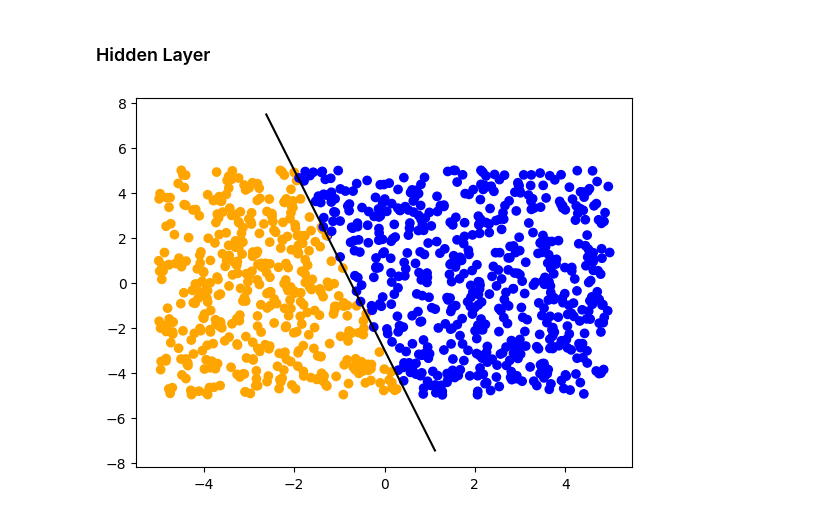
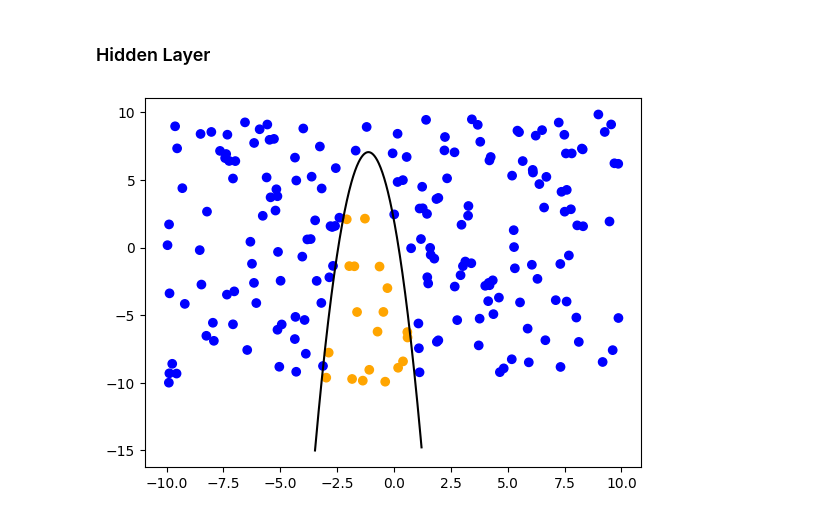
Before and after one commit to wumphlett/ML-Project, a Jupyter notebook: simpleMLP.ipynb, the cells around one changed output. Drawn from its saved outputs; the diff is of its cells as text; code cells hidden in the pictures.

```diff
--- a/simpleMLP.ipynb
+++ b/simpleMLP.ipynb
@@ -118,7 +178,7 @@ class MultiLayerPerceptron:
 # %%
-p = TwoDimProblem(5)
-X, y = p.createData(1, 0, 1000)
+p = TwoDimProblem(10)
+X, y = p.createData(2, 0, 200)
 p.plotData(True)
 # %% [output]
-[figure, old version]
+[figure, new version]
 # %%
```
Also changed, not shown: parts of 12 cells of this notebook.
